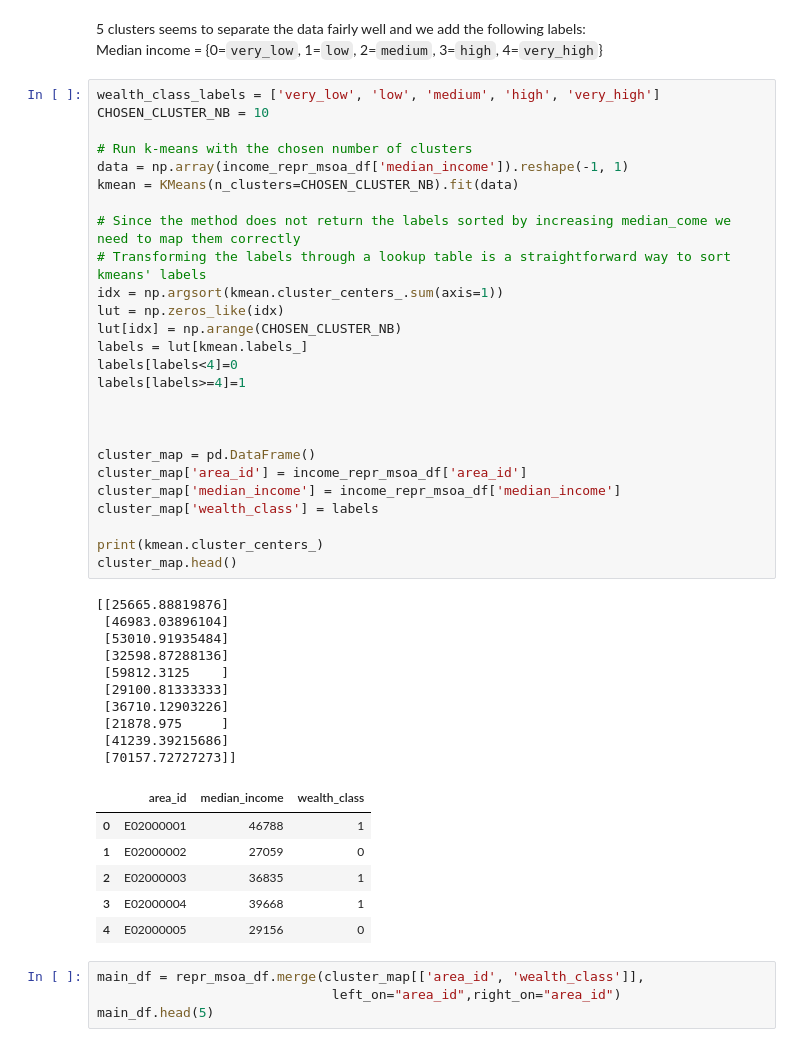
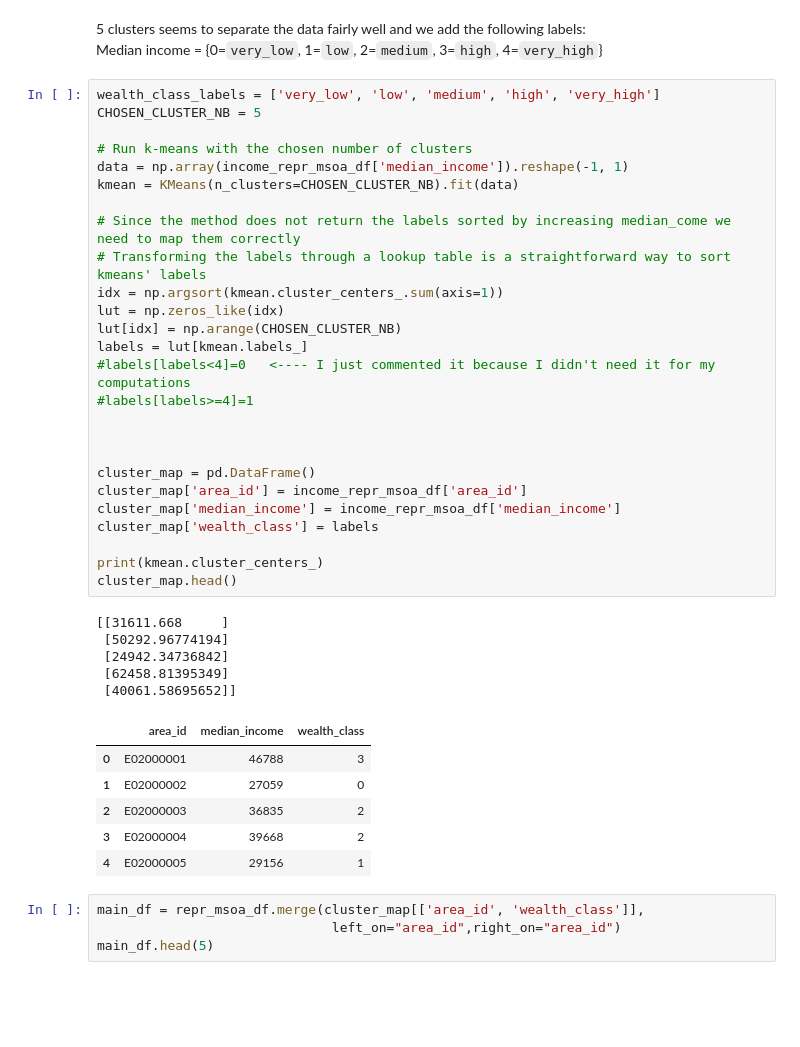
Before and after one commit to epfl-ada/ada-2020-project-milestone-p3-p3_adacadabra, a Jupyter notebook: extension.ipynb, the cells around one changed output. Drawn from its saved outputs; the diff is of its cells as text; blank space fills up the shorter version.

```diff
--- a/extension.ipynb
+++ b/extension.ipynb
@@ -171,47 +209,42 @@ plt.tight_layout()
 Median income = {0=`very_low`, 1=`low`, 2=`medium`, 3=`high`, 4=`very_high`}
 # %%
 wealth_class_labels = ['very_low', 'low', 'medium', 'high', 'very_high']
-CHOSEN_CLUSTER_NB = 10
+CHOSEN_CLUSTER_NB = 5
 
 # Run k-means with the chosen number of clusters
 data = np.array(income_repr_msoa_df['median_income']).reshape(-1, 1)
 kmean = KMeans(n_clusters=CHOSEN_CLUSTER_NB).fit(data)
 
 # Since the method does not return the labels sorted by increasing median_come we need to map them correctly
 # Transforming the labels through a lookup table is a straightforward way to sort kmeans' labels
 idx = np.argsort(kmean.cluster_centers_.sum(axis=1))
 lut = np.zeros_like(idx)
 lut[idx] = np.arange(CHOSEN_CLUSTER_NB)
 labels = lut[kmean.labels_]
-labels[labels<4]=0
-labels[labels>=4]=1
+#labels[labels<4]=0   <---- I just commented it because I didn't need it for my computations
+#labels[labels>=4]=1
 
 
 
 cluster_map = pd.DataFrame()
 cluster_map['area_id'] = income_repr_msoa_df['area_id']
 cluster_map['median_income'] = income_repr_msoa_df['median_income']
 cluster_map['wealth_class'] = labels
 
 print(kmean.cluster_centers_)
 cluster_map.head()
 # %% [output]
-[[25665.88819876]
- [46983.03896104]
- [53010.91935484]
- [32598.87288136]
- [59812.3125    ]
- [29100.81333333]
- [36710.12903226]
- [21878.975     ]
- [41239.39215686]
- [70157.72727273]]
+[[31611.668     ]
+ [50292.96774194]
+ [24942.34736842]
+ [62458.81395349]
+ [40061.58695652]]
 |  | area_id | median_income | wealth_class |
-| 0 | E02000001 | 46788 | 1 |
+| 0 | E02000001 | 46788 | 3 |
 | 1 | E02000002 | 27059 | 0 |
-| 2 | E02000003 | 36835 | 1 |
-| 3 | E02000004 | 39668 | 1 |
-| 4 | E02000005 | 29156 | 0 |
+| 2 | E02000003 | 36835 | 2 |
+| 3 | E02000004 | 39668 | 2 |
+| 4 | E02000005 | 29156 | 1 |
 # %%
 main_df = repr_msoa_df.merge(cluster_map[['area_id', 'wealth_class']],
                               left_on="area_id",right_on="area_id")
```
Also changed, not shown: parts of 17 cells of this notebook.
